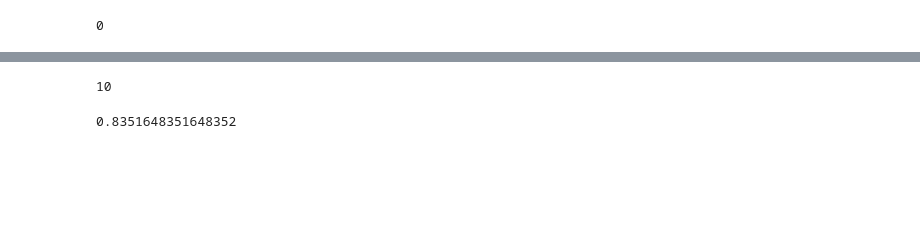
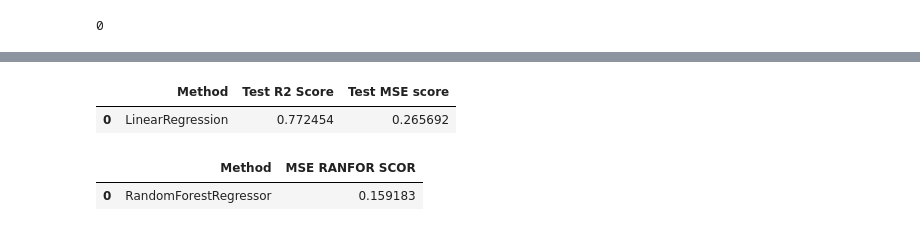
Before and after one commit to Omuk/Fullstack-Data-Analyst, a Jupyter notebook: Learning/code_examples/practice/practice_field.ipynb, the cells around one changed output, grey strips where cells are left out. Cells and saved outputs as stored; diff of their text form; code cells hidden in the pictures; blank space fills up the shorter version.

```diff
--- a/Learning/code_examples/practice/practice_field.ipynb
+++ b/Learning/code_examples/practice/practice_field.ipynb
@@ -130,8 +143,0 @@ x_train,x_test,y_train,y_test = train_test_split(x,y,random_state=42,test_size=0
-# %%
-logreg = LogisticRegression()
-
-logreg.fit(x_train,y_train)
-
-y_pred = logreg.predict(x_test)
-
-scr_acc = accuracy_score(y_test,y_pred)
@@ -167,15 +143,0 @@ sns.heatmap(confusion_matrix,annot=True)
-# %%
-accuracies = []
-
-for N in range(1,20):
-
-    knn = KNeighborsClassifier(n_neighbors=N)
-    knn.fit(x_train,y_train)
-    y_pred = knn.predict(x_test)
-
-    accu = accuracy_score(y_test,y_pred)
-    accuracies.append(accu)
-
-accuracies = np.array(accuracies)
-
-sns.lineplot(np.arange(1,20),accuracies)
@@ -186,10 +144,42 @@ Pass the following variables as keyword args: x, y. From version 0.12, the only
-# %%
-best_k = np.argmax(accuracies)
-best_k
-# %% [output]
-10
-# %%
-best_accu = np.max(accuracies)
-best_accu
-# %% [output]
-0.8351648351648352
+# %%
+linreg = LinearRegression()
+
+linreg.fit(x_train,y_train)
+
+y_pred = linreg.predict(x_test)
+
+scr_r2 = r2_score(y_test,y_pred)
+
+scr_mse = mean_squared_error(y_test,y_pred)
+
+mod_perf = pd.DataFrame(
+    [
+        'LinearRegression', scr_r2,scr_mse
+    ]
+).transpose()
+
+mod_perf.columns = ['Method', 'Test R2 Score', 'Test MSE score']
+
+mod_perf
+# %% [output]
+|  | Method | Test R2 Score | Test MSE score |
+| 0 | LinearRegression | 0.772454 | 0.265692 |
+# %%
+ranfor = RandomForestRegressor(n_estimators=100, n_jobs=-1,criterion='squared_error',random_state=42)
+
+ranfor.fit(x_train,y_train)
+
+
+y_pred = ranfor.predict(x_test)
+
+ran_mse = mean_squared_error(y_test,y_pred)
+
+perf_mod = pd.DataFrame([
+    'RandomForestRegressor', ran_mse
+]).transpose()
+
+perf_mod.columns = ['Method', 'MSE RANFOR SCOR']
+perf_mod
+# %% [output]
+|  | Method | MSE RANFOR SCOR |
+| 0 | RandomForestRegressor | 0.159183 |
```
Also changed, not shown: parts of 22 cells of this notebook.
